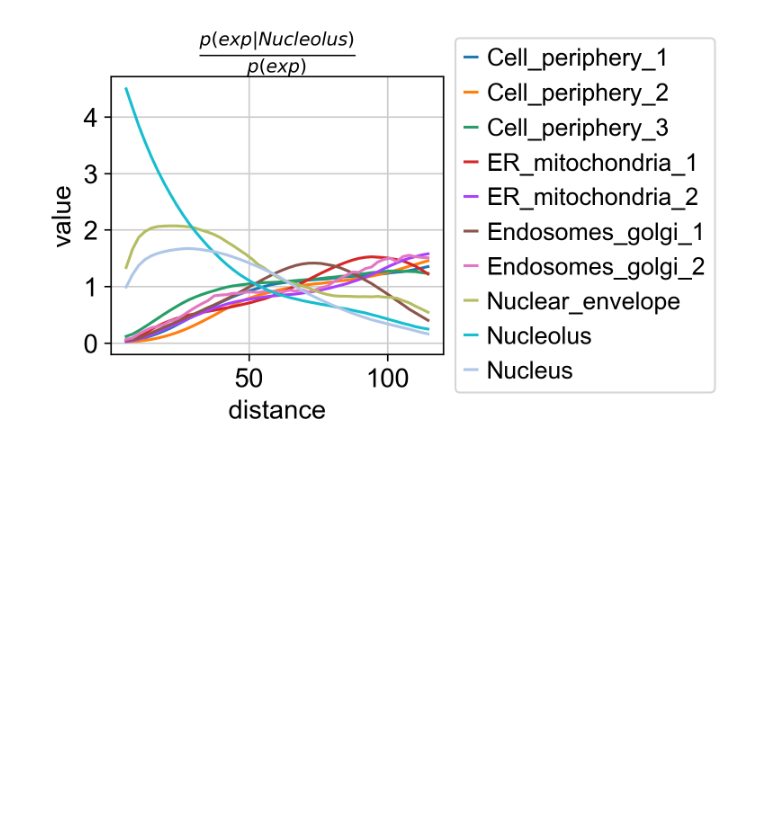
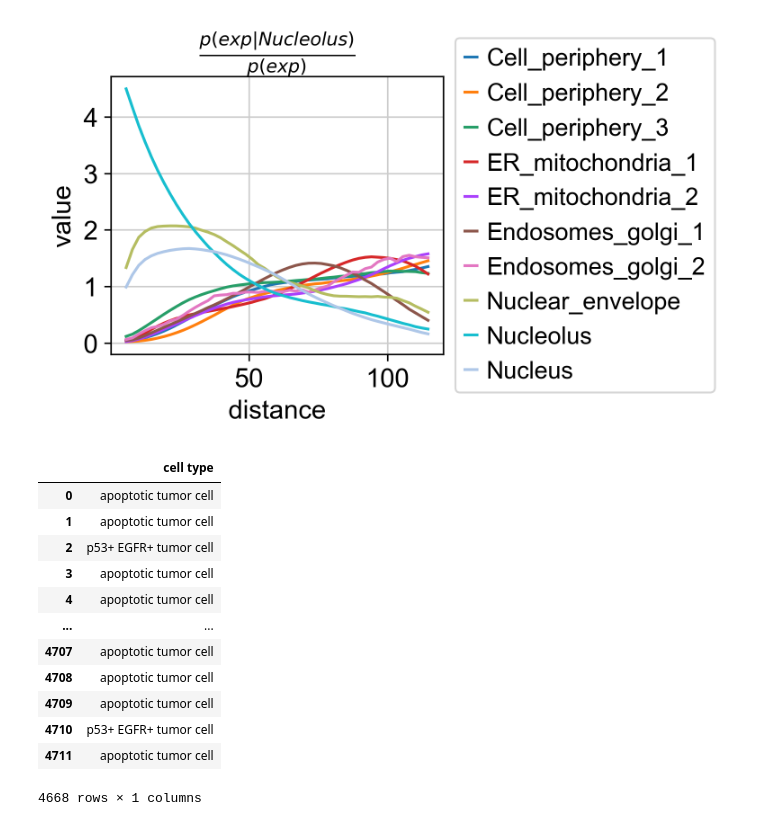
Before and after one commit to theislab/squidpy_reproducibility, a Jupyter notebook: notebooks/graph_figures/imc_4i.ipynb, the cells around one changed output. Saved outputs shown, nothing was run; the diff lists cells and outputs as text; code cells hidden in the pictures; blank space fills up the shorter version.

```diff
--- a/notebooks/graph_figures/imc_4i.ipynb
+++ b/notebooks/graph_figures/imc_4i.ipynb
@@ -119,0 +122,16 @@ sq.pl.co_occurrence(
+# %%
+adata.obs
+# %% [output]
+|  | cell type |
+| 0 | apoptotic tumor cell |
+| 1 | apoptotic tumor cell |
+| 2 | p53+ EGFR+ tumor cell |
+| 3 | apoptotic tumor cell |
+| 4 | apoptotic tumor cell |
+| ... | ... |
+| 4707 | apoptotic tumor cell |
+| 4708 | apoptotic tumor cell |
+| 4709 | apoptotic tumor cell |
+| 4710 | p53+ EGFR+ tumor cell |
+| 4711 | apoptotic tumor cell |
+4668 rows × 1 columns
```
Also changed, not shown: parts of 6 cells of this notebook, 27 other files.
